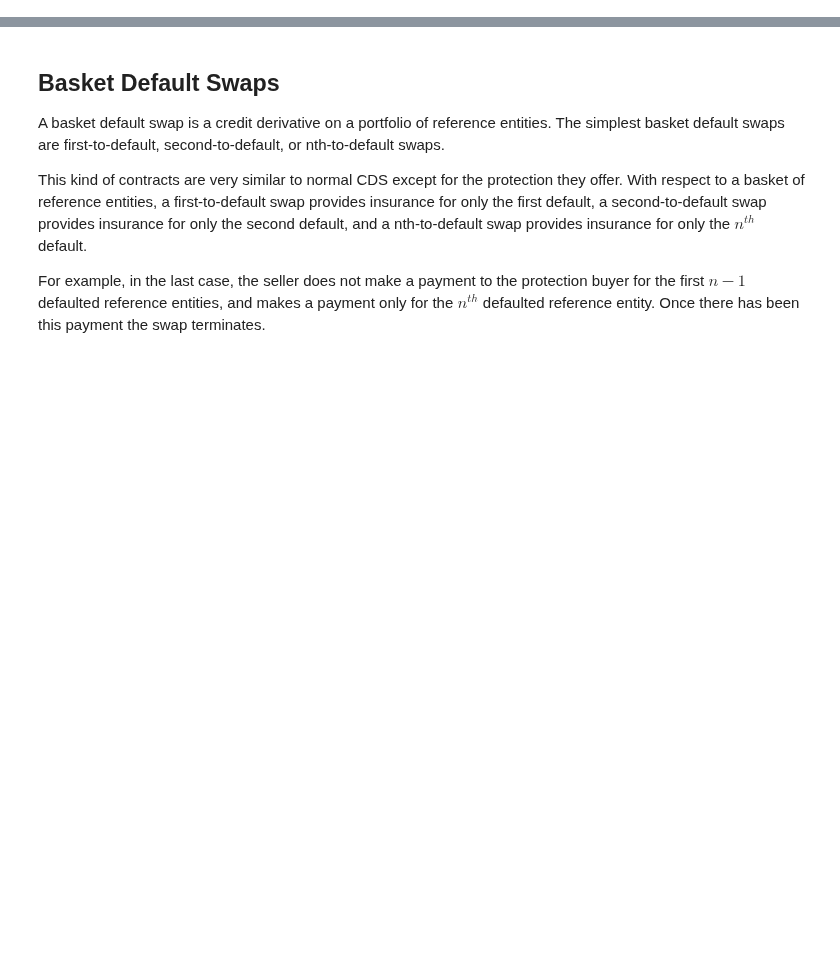
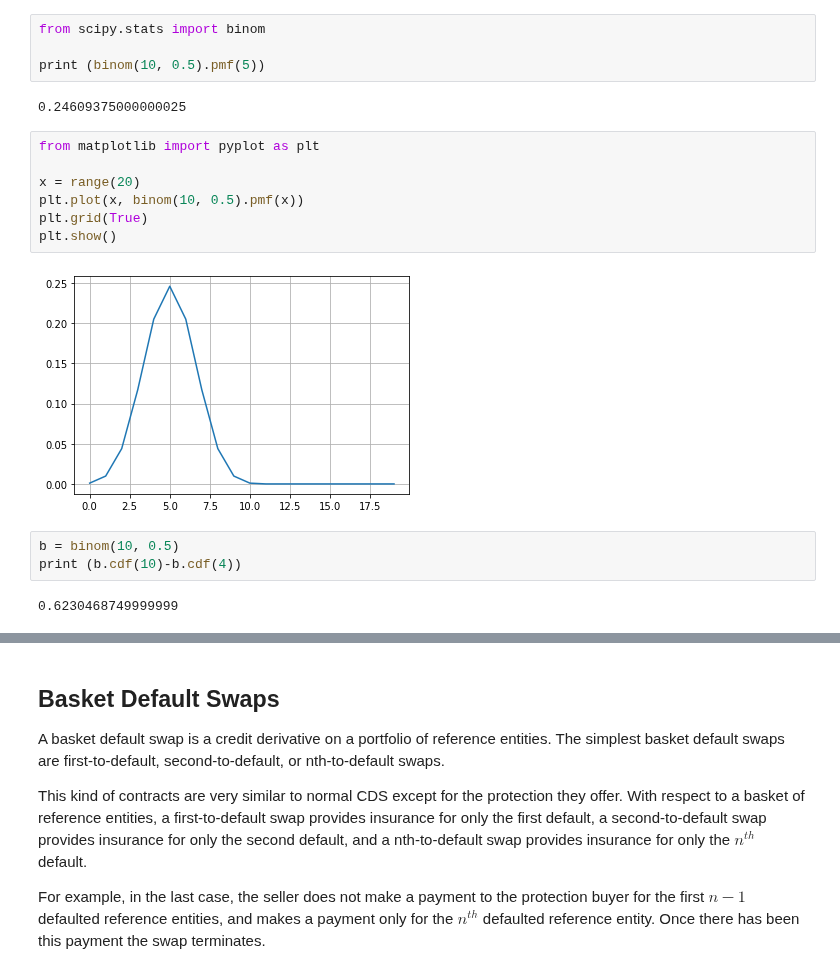
Before and after one commit to matteosan1/finance_course, a Jupyter notebook: lessons_2020/lesson7.ipynb, the cells around one changed output, grey strips where cells are left out. Drawn from its saved outputs; the diff is of its cells as text; blank space fills up the shorter version.

```diff
--- a/lessons_2020/lesson7.ipynb
+++ b/lessons_2020/lesson7.ipynb
@@ -122,0 +103,20 @@ This kind of models are proportionally slower with the increase of the number of
+# %%
+from scipy.stats import binom
+
+print (binom(10, 0.5).pmf(5))
+# %% [output]
+0.24609375000000025
+# %%
+from matplotlib import pyplot as plt
+
+x = range(20)
+plt.plot(x, binom(10, 0.5).pmf(x))
+plt.grid(True)
+plt.show()
+# %% [output]
+[figure, added]
+# %%
+b = binom(10, 0.5)
+print (b.cdf(10)-b.cdf(4))
+# %% [output]
+0.6230468749999999
```
Also changed, not shown: parts of 21 cells of this notebook, 11 other files.
